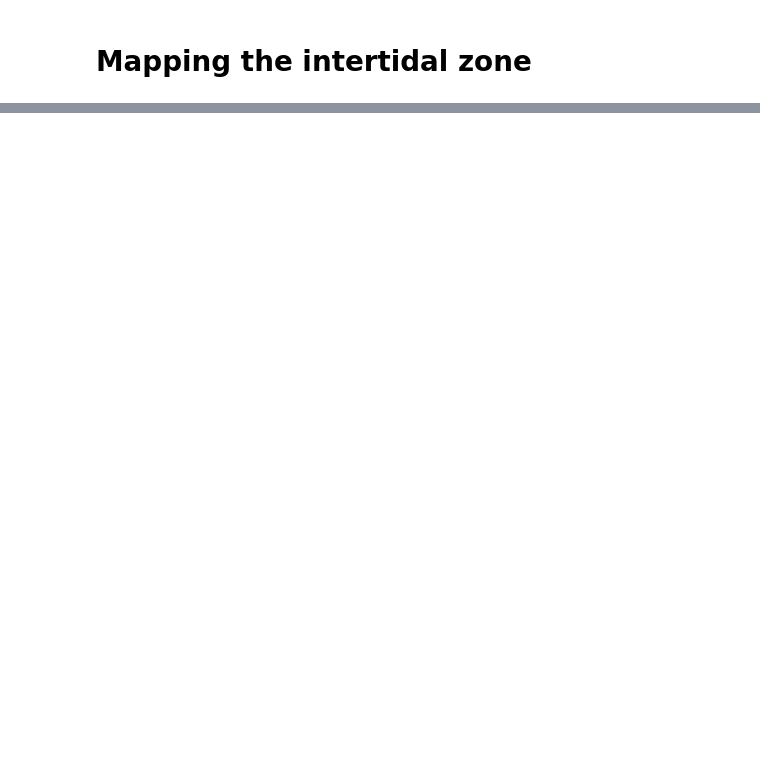
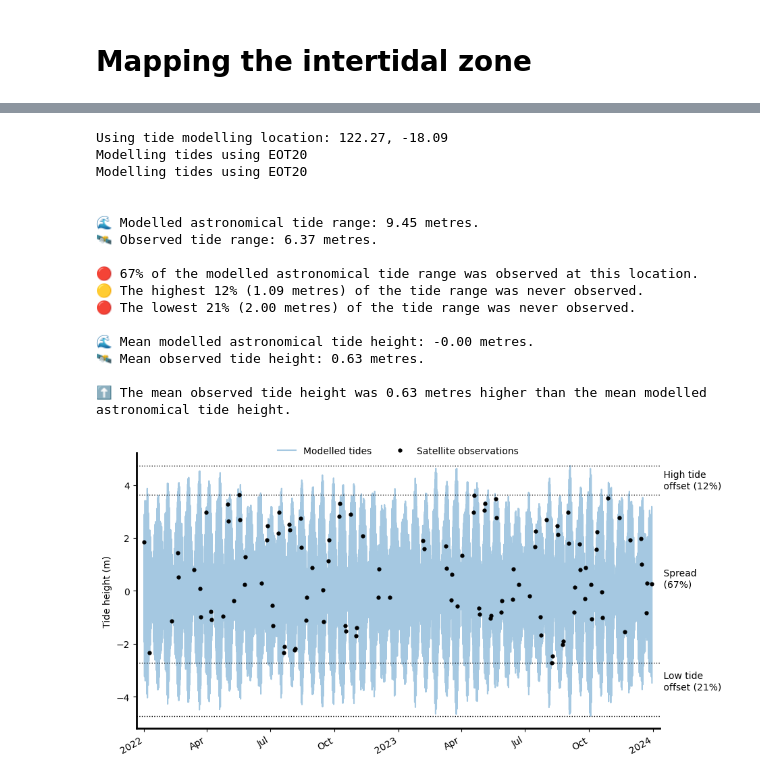
Before and after one commit to GeoscienceAustralia/eo-tides, a Jupyter notebook: docs/notebooks/Case_study_intertidal.ipynb, the cells around one changed output, grey strips where cells are left out. Saved outputs shown, nothing was run; the diff lists cells and outputs as text; code cells hidden in the pictures; blank space fills up the shorter version.

```diff
--- a/docs/notebooks/Case_study_intertidal.ipynb
+++ b/docs/notebooks/Case_study_intertidal.ipynb
@@ -117,0 +122,20 @@ intertidal.odc.explore()
+# %%
+tide_stats(ds=ds, directory=directory);
+# %% [output]
+Using tide modelling location: 122.27, -18.09
+Modelling tides using EOT20
+Modelling tides using EOT20
+
+
+🌊 Modelled astronomical tide range: 9.45 metres.
+🛰️ Observed tide range: 6.37 metres.
+
+🔴 67% of the modelled astronomical tide range was observed at this location.
+🟡 The highest 12% (1.09 metres) of the tide range was never observed.
+🔴 The lowest 21% (2.00 metres) of the tide range was never observed.
+
+🌊 Mean modelled astronomical tide height: -0.00 metres.
+🛰️ Mean observed tide height: 0.63 metres.
+
+⬆️ The mean observed tide height was 0.63 metres higher than the mean modelled astronomical tide height.
+[figure, added]
```
Also changed, not shown: parts of 43 cells of this notebook.
